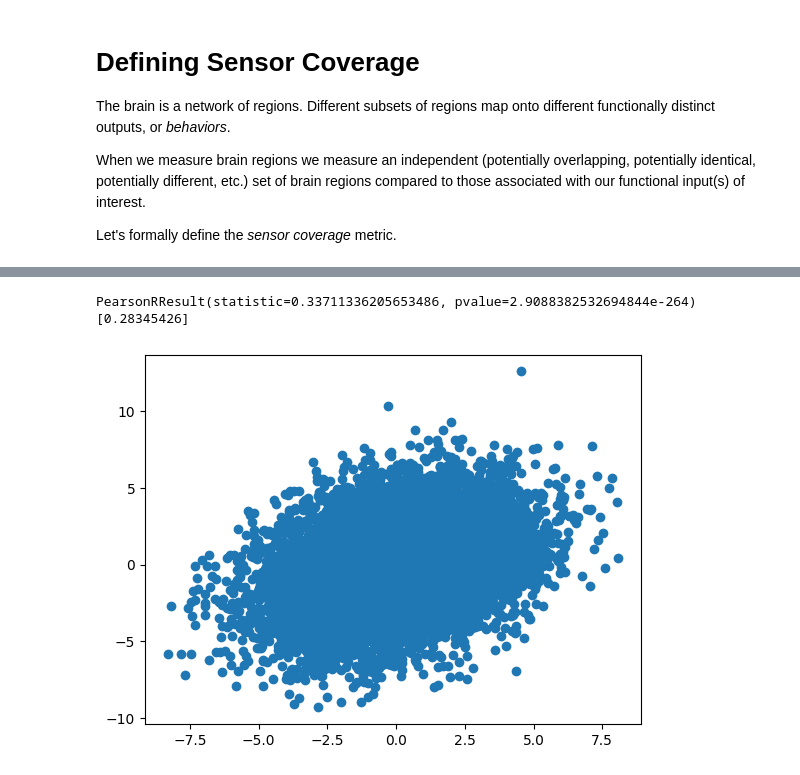
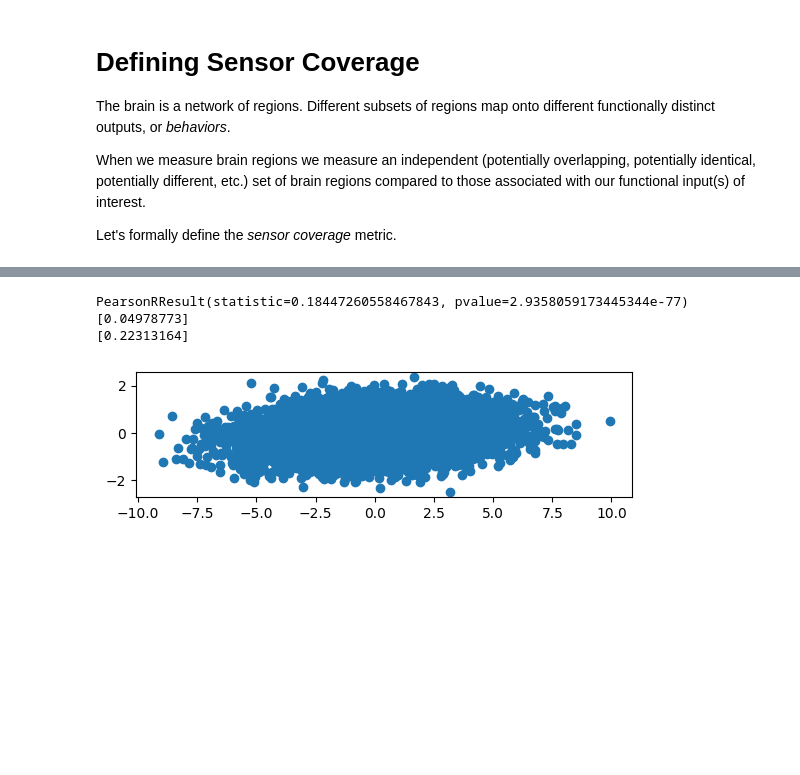
Before and after one commit to virati/DBS_Readouts, a Jupyter notebook: notebooks/A1_coverage.ipynb, the cells around one changed output, grey strips where cells are left out. Drawn from its saved outputs; the diff is of its cells as text; code cells hidden in the pictures; blank space fills up the shorter version.

```diff
--- a/notebooks/A1_coverage.ipynb
+++ b/notebooks/A1_coverage.ipynb
@@ -18,7 +18,7 @@ regions = 10
 
 basic_system = RO_SYS(B = B, M = M, regions = regions)
 basic_system.H = nnp.zeros((basic_system.regions, basic_system.B))
-basic_system.H[0:,:] = 1
+basic_system.H[4:,:] = 1
 basic_system.gamma = nnp.zeros((basic_system.regions, basic_system.M))
 basic_system.gamma[0:5,:] = 0.3
 basic_system.coverage()
@@ -36,18 +36,25 @@ plt.show()
 # %%
 from scipy.stats import pearsonr
 import statsmodels.api as sm
 
 predicted = nnp.dot(basic_system.H.T, X_regions.T).squeeze()
 actual = nnp.dot(basic_system.gamma.T, X_regions.T).squeeze()
+
+fig = plt.figure()
+ax = fig.add_subplot(111)
+
 plt.scatter(predicted,actual)
 print(pearsonr(predicted, actual))
+ax.set_aspect('equal')
 
 
-model = sm.OLS(predicted,actual)
+model = sm.OLS(actual,predicted)
 corr = model.fit()
 print(corr.params)
+print(f"Sqrt of slope {np.sqrt(corr.params)}")
 # %% [output]
-PearsonRResult(statistic=0.33711336205653486, pvalue=2.9088382532694844e-264)
-[0.28345426]
+PearsonRResult(statistic=0.18447260558467843, pvalue=2.9358059173445344e-77)
+[0.04978773]
+[0.22313164]
-[figure, old version]
+[figure, new version]
 # %%
```
Also changed, not shown: parts of 3 cells of this notebook, 1 other file.
